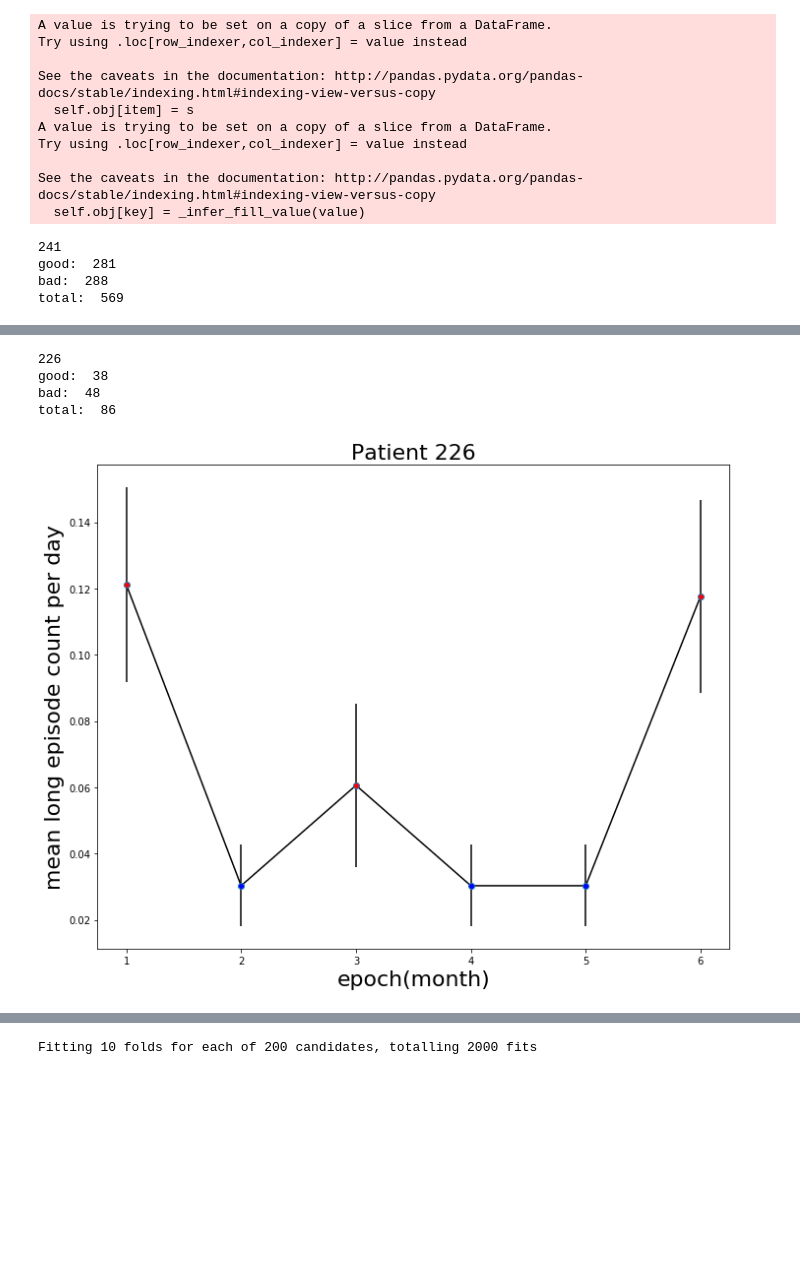
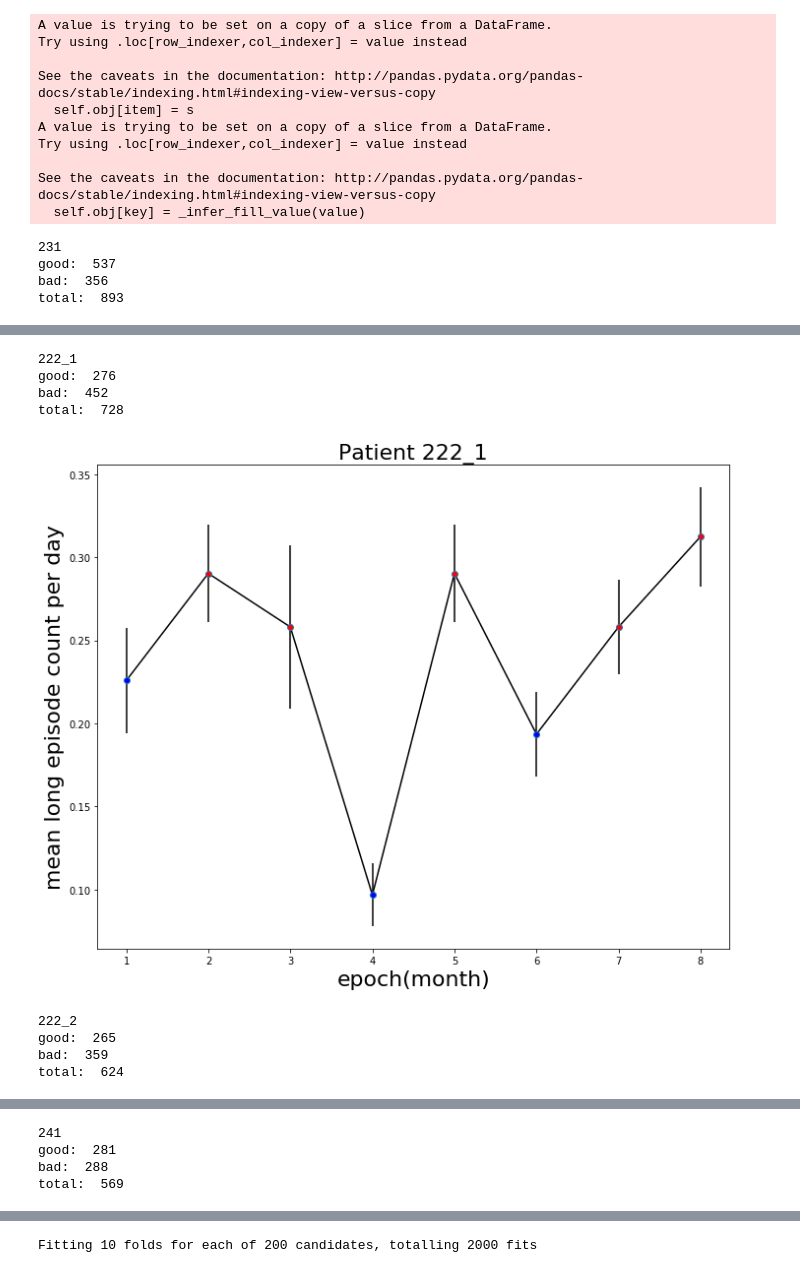
Before and after one commit to sdot08/Optimization-of-Responsive-Neurostimulation-RNS-Therapy-through-Data-Mining-Approaches, a Jupyter notebook: src/ML part.ipynb, the cells around one changed output, grey strips where cells are left out. Drawn from its saved outputs; the diff is of its cells as text; code cells hidden in the pictures; blank space fills up the shorter version.

```diff
--- a/src/ML part.ipynb
+++ b/src/ML part.ipynb
@@ -50,10 +50,12 @@ col_le = hp.col_le
 # pat_list = [p241,p226]
 #p241 = modules.build_patients(241, 90)
 #p231 = modules.build_patients(231, 90)
-p231, p222_1, p222_2, p229 = modules.build_patients(-1,124)
-pat_list = [p231, p222_1, p222_2, p229]
+# p231, p222_1, p222_2, p229 = modules.build_patients(-1,90, if_weekly = 1)
+# pat_list = [p231, p222_1, p222_2, p229]
 # for pat in pat_list:
 #     JJ.save_object(pat, '../patients/' + pat.id +'.p')
+p231, p222_1, p222_2, p241 = modules.build_patients(-3,90, if_weekly = 0)
+pat_list = [p231, p222_1, p222_2, p241]
 # %% [output]
 A value is trying to be set on a copy of a slice from a DataFrame.
 Try using .loc[row_indexer,col_indexer] = value instead
@@ -66,9 +68,9 @@ Try using .loc[row_indexer,col_indexer] = value instead
 See the caveats in the documentation: http://pandas.pydata.org/pandas-docs/stable/indexing.html#indexing-view-versus-copy
   self.obj[key] = _infer_fill_value(value)
 # %%
-plot_funcs.plot_epoch_mean(pat_list, if_save = 0)
+plot_funcs.plot_epoch_mean(pat_list, if_save = 1, label = '')
 # %% [output]
-241
-good:  281
-bad:  288
-total:  569
+231
+good:  537
+bad:  356
+total:  893
@@ -76,5 +78,9 @@ total:  569
-226
-good:  38
-bad:  48
-total:  86
+222_1
+good:  276
+bad:  452
+total:  728
-[figure, old version]
+[figure, new version]
+222_2
+good:  265
+bad:  359
+total:  624
@@ -80,0 +88,4 @@ total:  86
+241
+good:  281
+bad:  288
+total:  569
```
Also changed, not shown: parts of 5 cells of this notebook, 6 other files.
